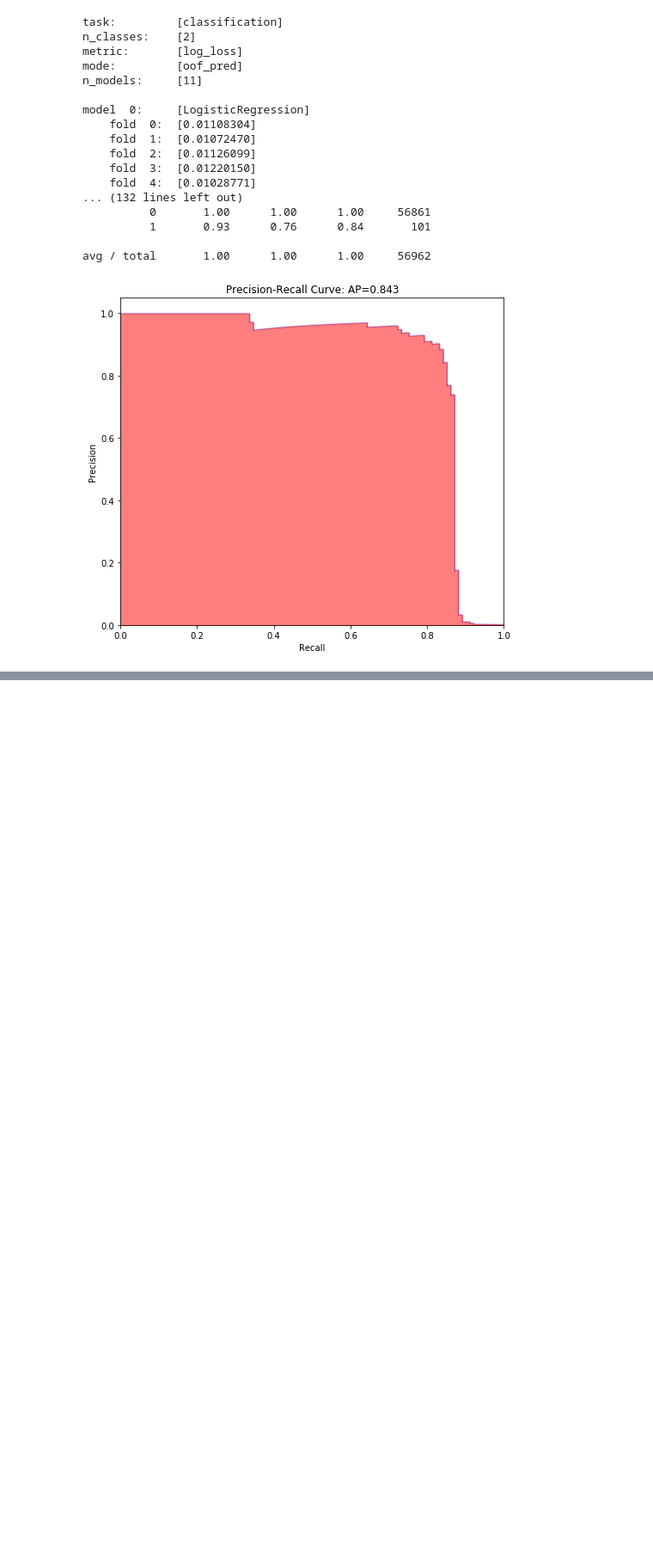
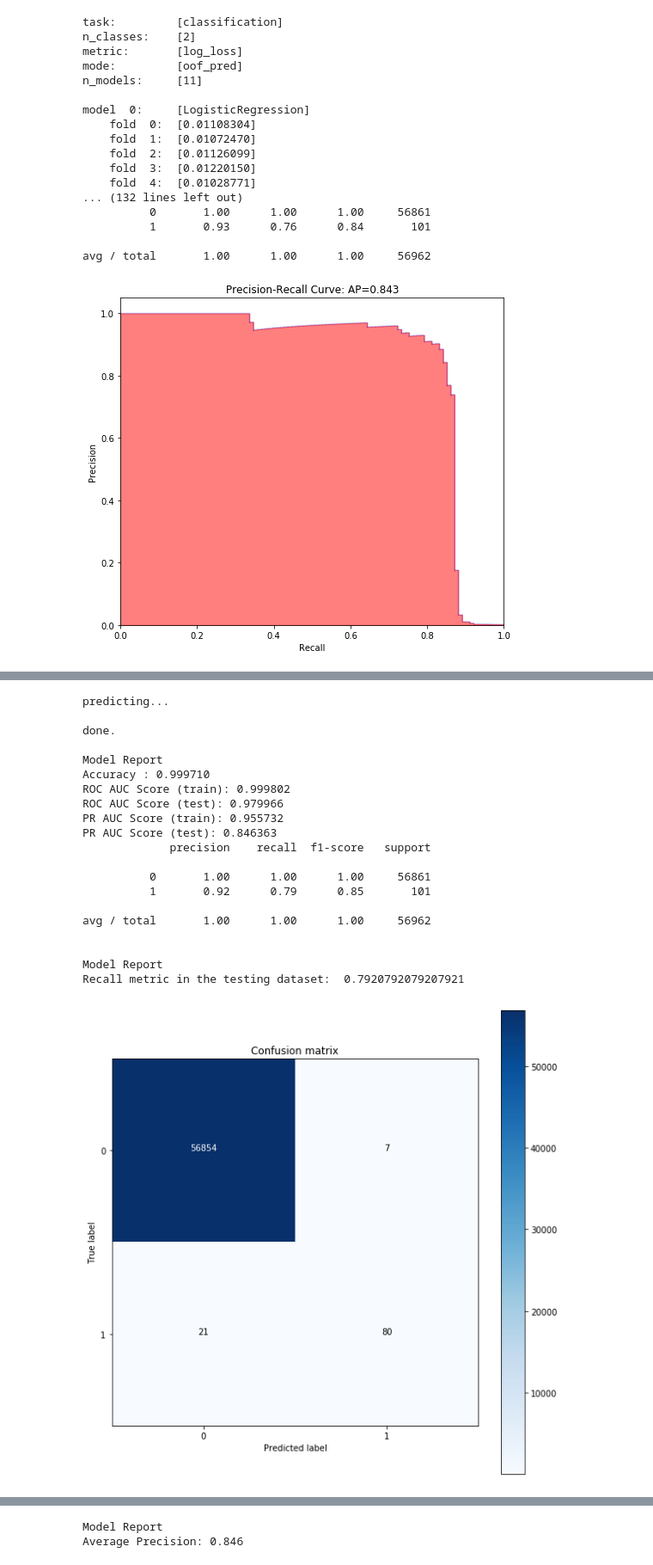
Before and after one commit to Ewen2015/Kaggle, a Jupyter notebook: credit_card/dev_model_comparison_among_0622.ipynb, the cells around one changed output, grey strips where cells are left out. Shown at 86% size. Cells and saved outputs as stored; diff of their text form; code cells hidden in the pictures; blank space fills up the shorter version.

```diff
--- a/credit_card/dev_model_comparison_among_0622.ipynb
+++ b/credit_card/dev_model_comparison_among_0622.ipynb
@@ -85,0 +121,24 @@ avg / total       1.00      1.00      1.00     56962
+# %%
+rf = base.RF(report=True)
+# %% [output]
+predicting...
+
+done.
+
+Model Report
+Accuracy : 0.999710
+ROC AUC Score (train): 0.999802
+ROC AUC Score (test): 0.979966
+PR AUC Score (train): 0.955732
+PR AUC Score (test): 0.846363
+             precision    recall  f1-score   support
+
+          0       1.00      1.00      1.00     56861
+          1       0.92      0.79      0.85       101
+
+avg / total       1.00      1.00      1.00     56962
+
+
+Model Report
+Recall metric in the testing dataset:  0.7920792079207921
+[figure, added]
@@ -85,0 +146,2 @@ avg / total       1.00      1.00      1.00     56962
+Model Report
+Average Precision: 0.846
```
Also changed, not shown: parts of 6 cells of this notebook, 9 other files.
